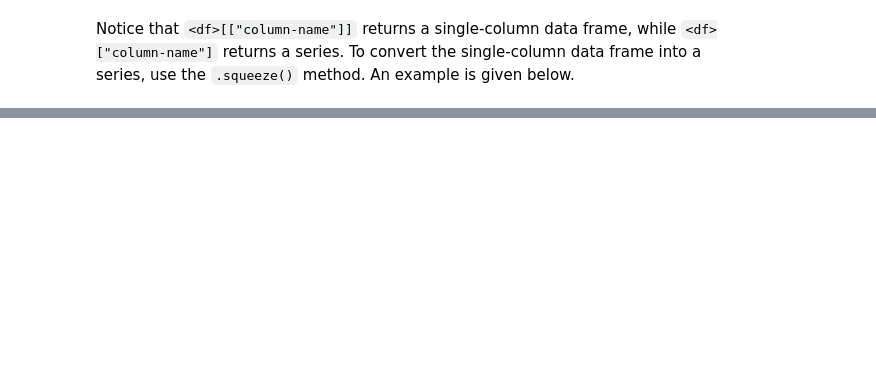
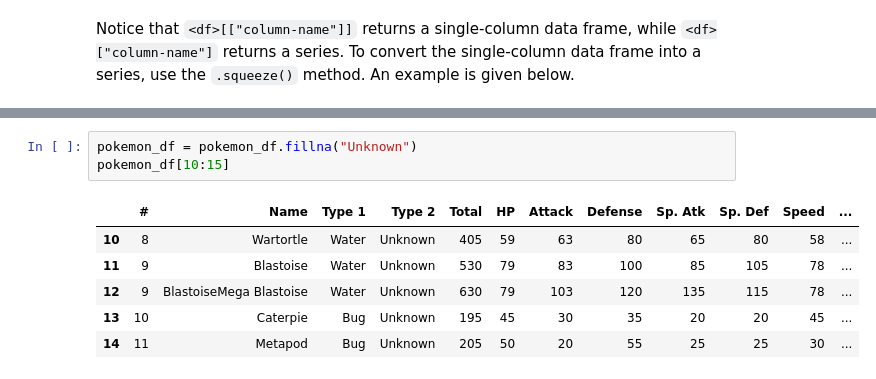
Before and after one commit to sunluelectric/smart-home, a Jupyter notebook: services/jupyter-notebook/learning/learning_pandas_3.ipynb, the cells around one changed output, grey strips where cells are left out. Cells and saved outputs as stored; diff of their text form; blank space fills up the shorter version.

```diff
--- a/services/jupyter-notebook/learning/learning_pandas_3.ipynb
+++ b/services/jupyter-notebook/learning/learning_pandas_3.ipynb
@@ -337,0 +404,10 @@ Name: Name, Length: 414, dtype: object
+# %%
+pokemon_df = pokemon_df.fillna("Unknown")
+pokemon_df[10:15]
+# %% [output]
+|  | # | Name | Type 1 | Type 2 | Total | HP | Attack | Defense | Sp. Atk | Sp. Def | Speed | ... |
+| 10 | 8 | Wartortle | Water | Unknown | 405 | 59 | 63 | 80 | 65 | 80 | 58 | ... |
+| 11 | 9 | Blastoise | Water | Unknown | 530 | 79 | 83 | 100 | 85 | 105 | 78 | ... |
+| 12 | 9 | BlastoiseMega Blastoise | Water | Unknown | 630 | 79 | 103 | 120 | 135 | 115 | 78 | ... |
+| 13 | 10 | Caterpie | Bug | Unknown | 195 | 45 | 30 | 35 | 20 | 20 | 45 | ... |
+| 14 | 11 | Metapod | Bug | Unknown | 205 | 50 | 20 | 55 | 25 | 25 | 30 | ... |
```
Also changed, not shown: parts of 31 cells of this notebook.
